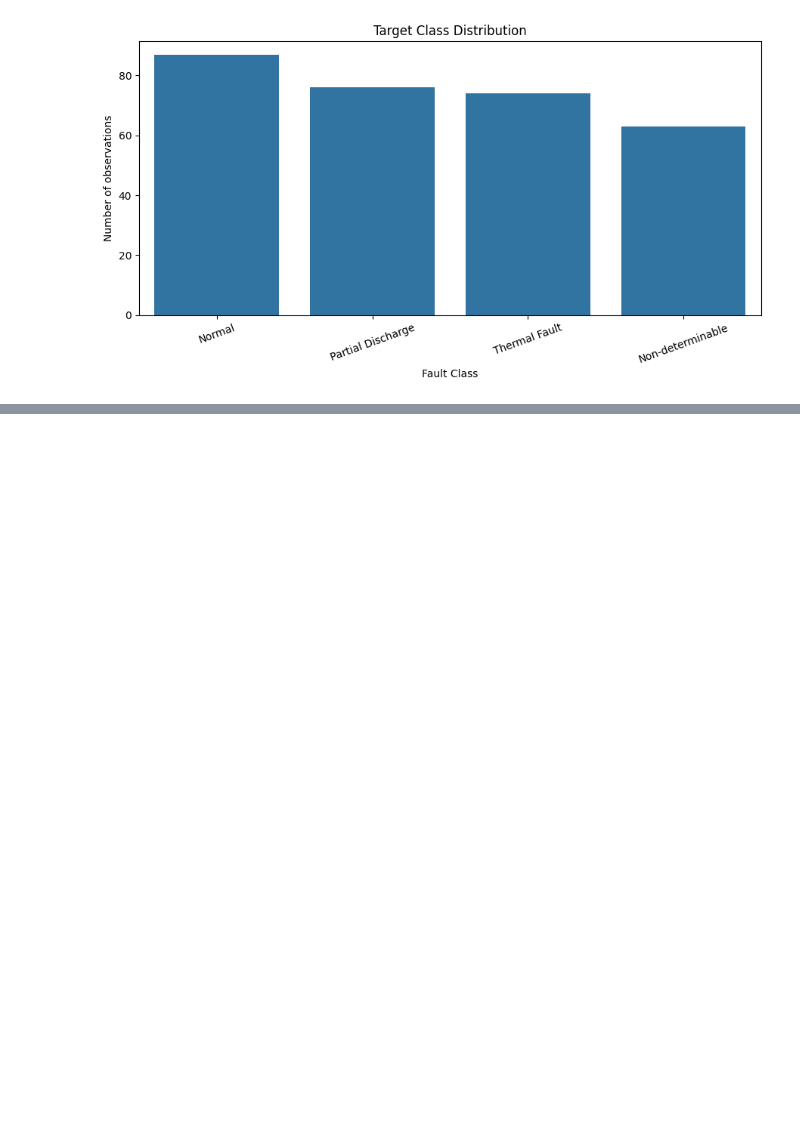
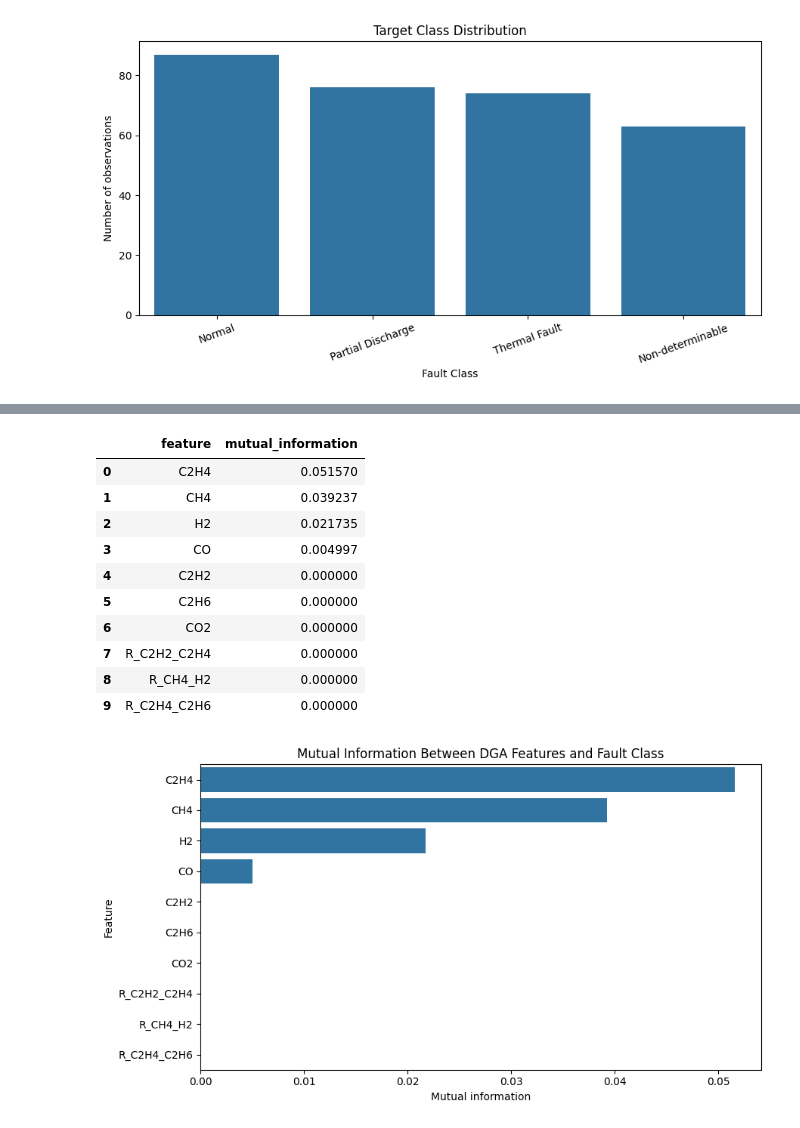
Before and after one commit to Anish-lab455/32513-31005-Advanced-Data-Analytics-Algorithms-Machine-Learning, a Jupyter notebook: Main/Testing_V1.ipynb, the cells around one changed output, grey strips where cells are left out. Cells and saved outputs as stored; diff of their text form; code cells hidden in the pictures; blank space fills up the shorter version.

```diff
--- a/Main/Testing_V1.ipynb
+++ b/Main/Testing_V1.ipynb
@@ -225,0 +461,45 @@ plt.show()
+# %%
+X_mi = df[FEATURE_SET_RAW_RATIOS].copy()
+y_mi = df[TARGET].copy()
+
+# Encode target only for the MI calculation.
+le = LabelEncoder()
+y_encoded = le.fit_transform(y_mi)
+
+mi_values = mutual_info_classif(
+    X_mi,
+    y_encoded,
+    random_state=RANDOM_STATE
+)
+
+mi_summary = (
+    pd.DataFrame({
+        "feature": X_mi.columns,
+        "mutual_information": mi_values
+    })
+    .sort_values("mutual_information", ascending=False)
+    .reset_index(drop=True)
+)
+
+display(mi_summary)
+
+plt.figure(figsize=(9, 5))
+sns.barplot(data=mi_summary, x="mutual_information", y="feature")
+plt.title("Mutual Information Between DGA Features and Fault Class")
+plt.xlabel("Mutual information")
+plt.ylabel("Feature")
+plt.tight_layout()
+plt.show()
+# %% [output]
+|  | feature | mutual_information |
+| 0 | C2H4 | 0.051570 |
+| 1 | CH4 | 0.039237 |
+| 2 | H2 | 0.021735 |
+| 3 | CO | 0.004997 |
+| 4 | C2H2 | 0.000000 |
+| 5 | C2H6 | 0.000000 |
+| 6 | CO2 | 0.000000 |
+| 7 | R_C2H2_C2H4 | 0.000000 |
+| 8 | R_CH4_H2 | 0.000000 |
+| 9 | R_C2H4_C2H6 | 0.000000 |
+[figure, added]
```
Also changed, not shown: parts of 26 cells of this notebook.
